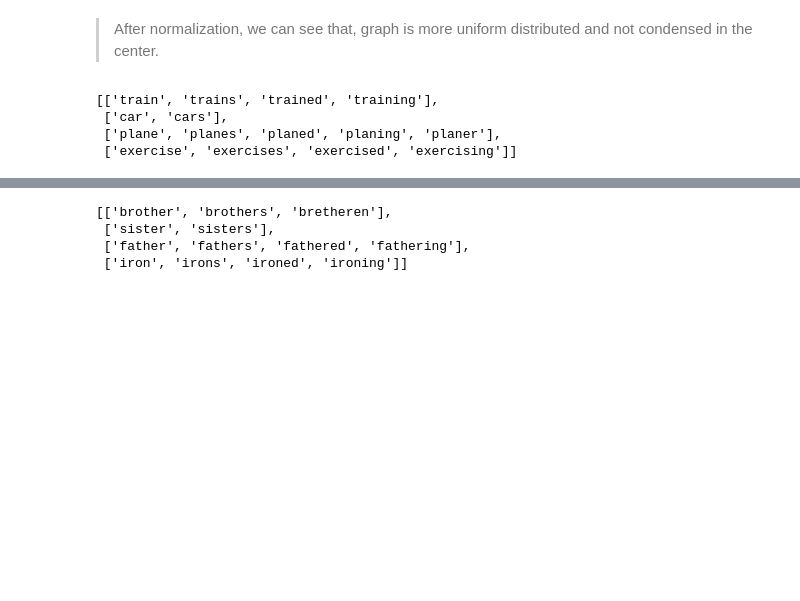
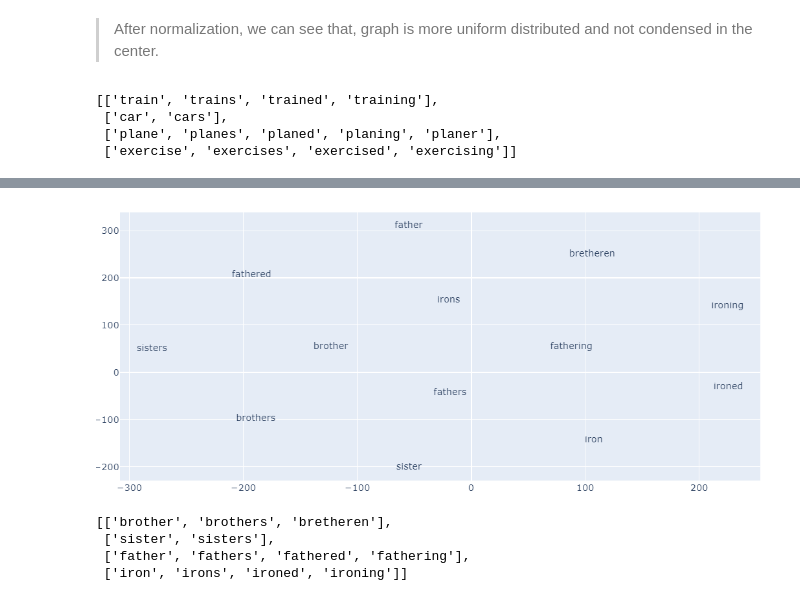
Before and after one commit to SukruHan/AdvancedMachineLearning, a Jupyter notebook: FastText.ipynb, the cells around one changed output, grey strips where cells are left out. Cells and saved outputs as stored; diff of their text form; code cells hidden in the pictures; blank space fills up the shorter version.

```diff
--- a/FastText.ipynb
+++ b/FastText.ipynb
@@ -594,6 +612,11 @@ else:
 plot_function(x_vals, y_vals, labels)
 # %% [output]
 [interactive output not drawn]
+# %%
+image4 = Image(filename='image4.png')
+display(image4)
+# %% [output]
+[figure, added]
 # %%
 lexi[4:8]
 # %% [output]
```
Also changed, not shown: parts of 9 cells of this notebook.
